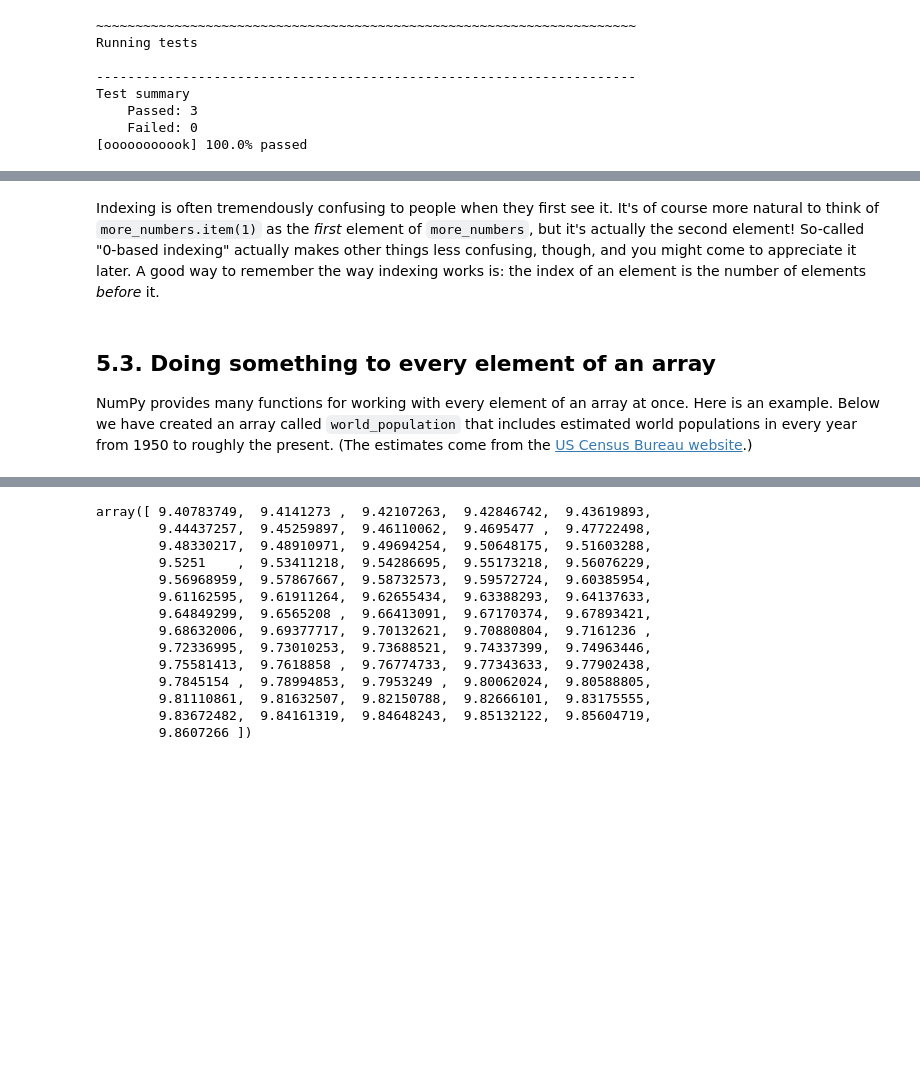
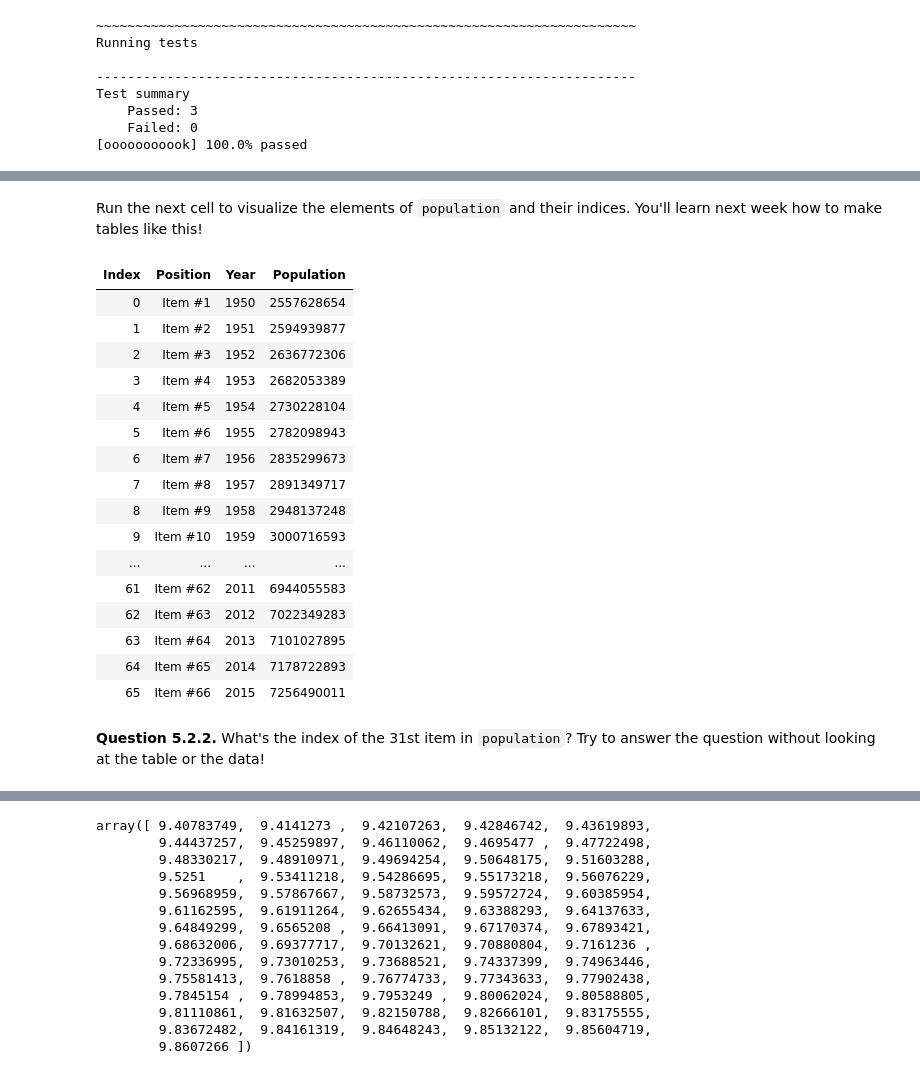
Before and after one commit to JiaYingjie92/data8assets, a Jupyter notebook: labs/lab02/lab02_solution.ipynb, the cells around one changed output, grey strips where cells are left out. Cells and saved outputs as stored; diff of their text form; code cells hidden in the pictures; blank space fills up the shorter version.

```diff
--- a/labs/lab02/lab02_solution.ipynb
+++ b/labs/lab02/lab02_solution.ipynb
@@ -700,5 +601,0 @@ Test summary
-# %% [markdown]
-Indexing is often tremendously confusing to people when they first see it.  It's of course more natural to think of `more_numbers.item(1)` as the *first* element of `more_numbers`, but it's actually the second element!  So-called "0-based indexing" actually makes other things less confusing, though, and you might come to appreciate it later.  A good way to remember the way indexing works is: the index of an element is the number of elements *before* it.
-# %% [markdown]
-## 5.3. Doing something to every element of an array
-NumPy provides many functions for working with every element of an array at once.  Here is an example.  Below we have created an array called `world_population` that includes estimated world populations in every year from 1950 to roughly the present.  (The estimates come from the [US Census Bureau website](http://www.census.gov/population/international/data/worldpop/table_population.php).)
@@ -716,0 +602,24 @@ world_population = np.array([2557628654, 2594939877, 2636772306, 2682053389, 273
+# %% [markdown]
+Run the next cell to visualize the elements of `population` and their indices.  You'll learn next week how to make tables like this!
+# %%
+Table.read_table("world_population.csv").show()
+# %% [output]
+| Index | Position | Year | Population |
+| 0 | Item #1 | 1950 | 2557628654 |
+| 1 | Item #2 | 1951 | 2594939877 |
+| 2 | Item #3 | 1952 | 2636772306 |
+| 3 | Item #4 | 1953 | 2682053389 |
+| 4 | Item #5 | 1954 | 2730228104 |
+| 5 | Item #6 | 1955 | 2782098943 |
+| 6 | Item #7 | 1956 | 2835299673 |
+| 7 | Item #8 | 1957 | 2891349717 |
+| 8 | Item #9 | 1958 | 2948137248 |
+| 9 | Item #10 | 1959 | 3000716593 |
+| ... | ... | ... | ... |
+| 61 | Item #62 | 2011 | 6944055583 |
+| 62 | Item #63 | 2012 | 7022349283 |
+| 63 | Item #64 | 2013 | 7101027895 |
+| 64 | Item #65 | 2014 | 7178722893 |
+| 65 | Item #66 | 2015 | 7256490011 |
+# %% [markdown]
+**Question 5.2.2.** What's the index of the 31st item in `population`?  Try to answer the question without looking at the table or the data!
```
Also changed, not shown: parts of 145 cells of this notebook, 25 other files.
